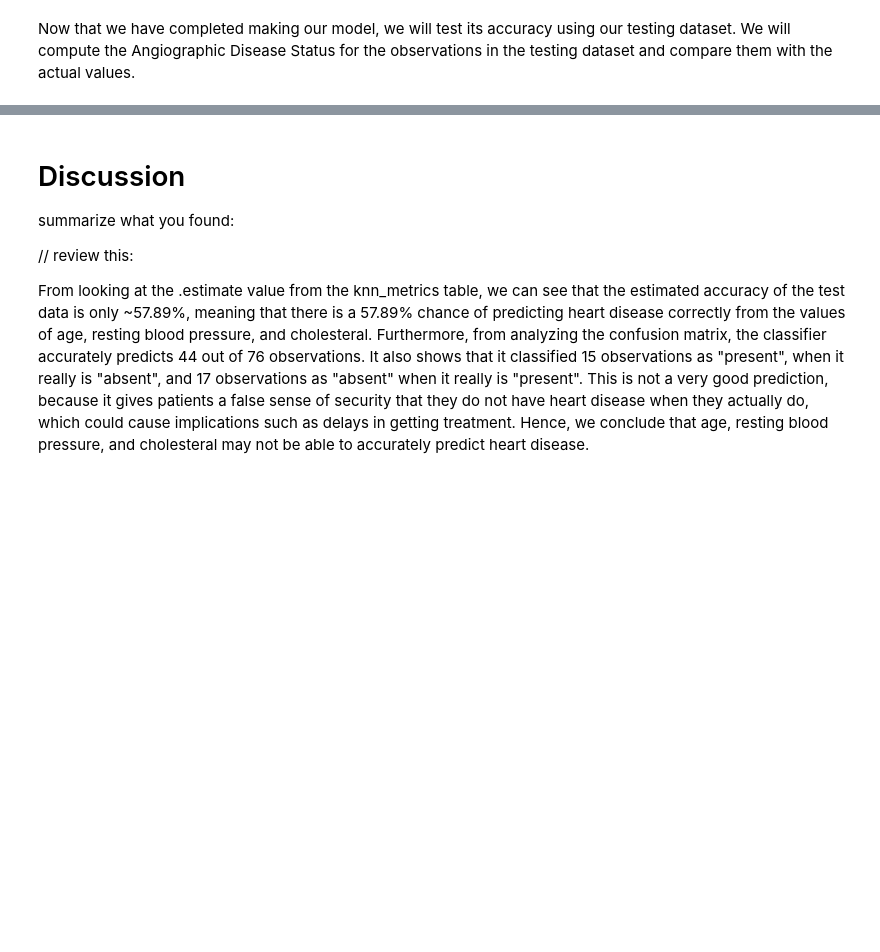
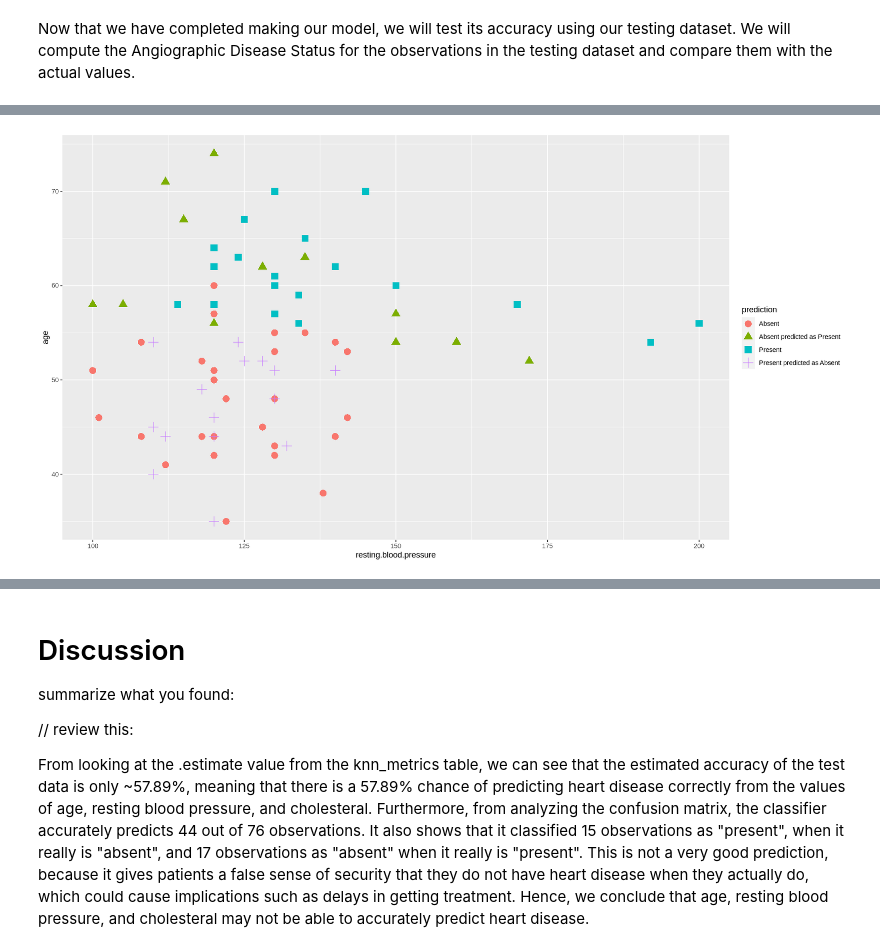
Before and after one commit to VivaanWadhwa/Heart_Disease_Prediction, a Jupyter notebook: Project_Report.ipynb, the cells around one changed output, grey strips where cells are left out. Cells and saved outputs as stored; diff of their text form; code cells hidden in the pictures; blank space fills up the shorter version.

Commit message:
moved intro + changed k-val(27) + added plots

```diff
--- a/Project_Report.ipynb
+++ b/Project_Report.ipynb
@@ -283,0 +284,9 @@ Prediction Absent Present
+# %%
+# knn_predictions
+plot <- knn_predictions |>
+    mutate(prediction = case_when(heart.disease == "Absent" & .pred_class == "Absent" ~ "Absent",
+                            heart.disease == "Present" & .pred_class == "Present" ~ "Present",
+                            heart.disease == "Present" & .pred_class == "Absent" ~ "Present predicted as Absent",
+                            heart.disease == "Absent" & .pred_class == "Present" ~ "Absent predicted as Present"),
+            prediction = as.factor(prediction))
+head(plot)
@@ -283,0 +303,6 @@ Prediction Absent Present
+# %%
+age_v_rbp_wrong_preds <- ggplot(plot, aes(x = resting.blood.pressure, y = age, colour = prediction, shape = prediction)) +
+    geom_point(size = 4)
+age_v_rbp_wrong_preds
+# %% [output]
+[figure, added]
```
Also changed, not shown: parts of 5 cells of this notebook.
